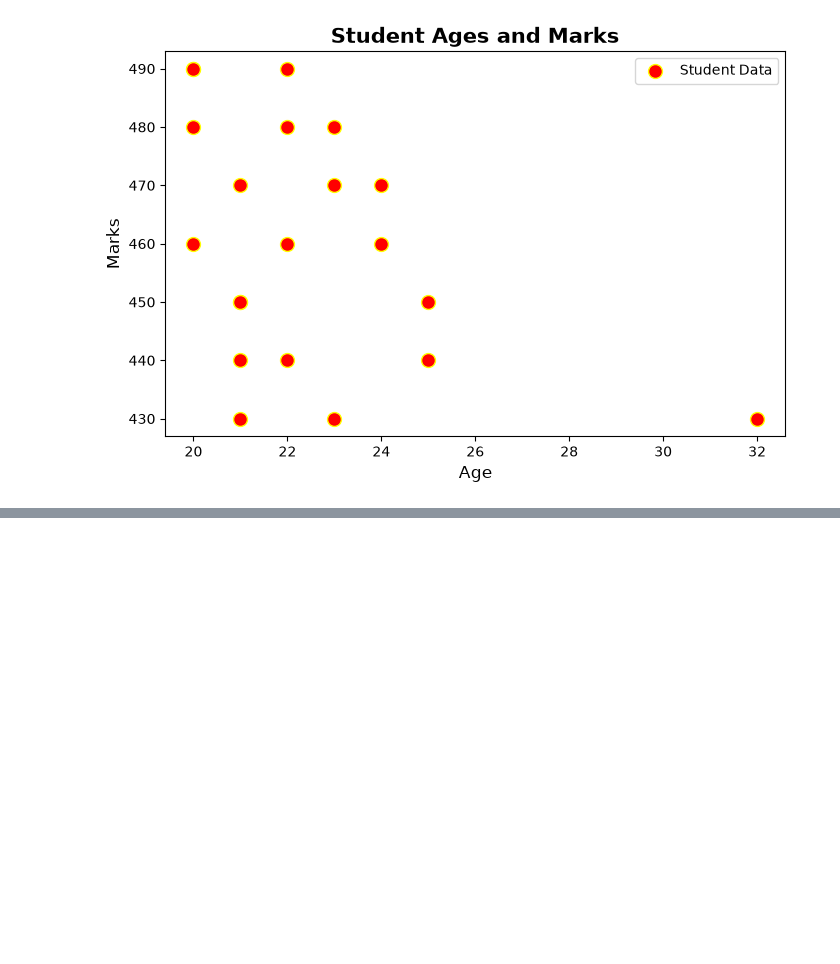
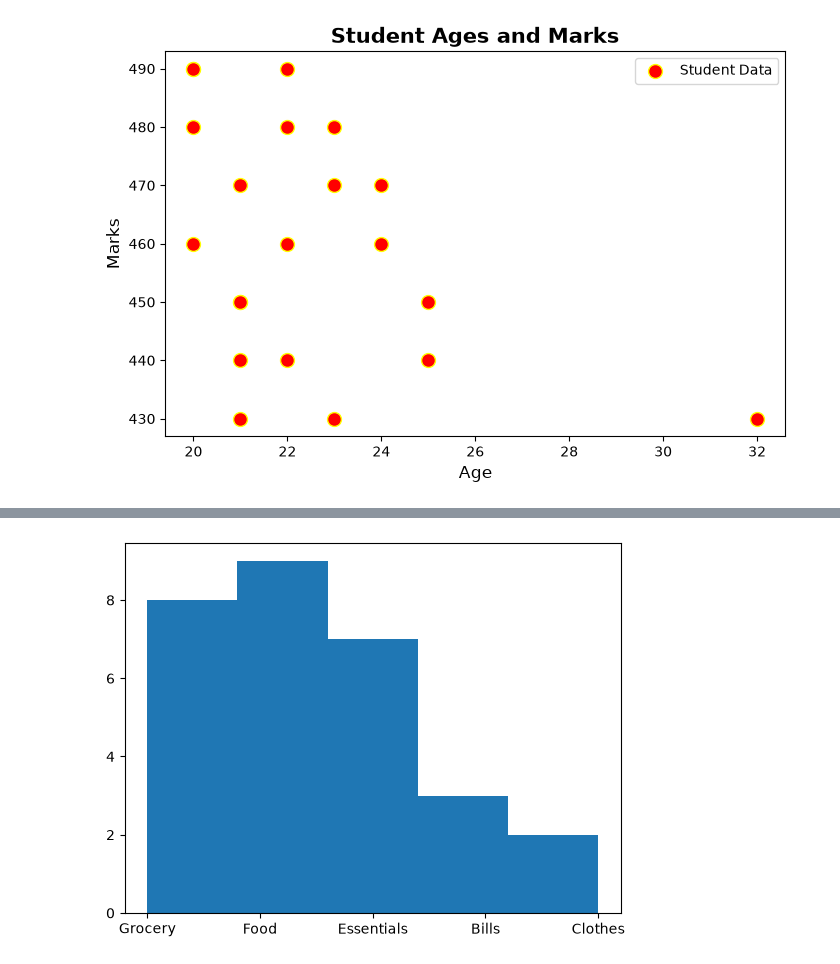
Before and after one commit to pranavokuda-lgtm/placement-training, a Jupyter notebook: matplot library/chart1.ipynb, the cells around one changed output, grey strips where cells are left out. Cells and saved outputs as stored; diff of their text form; code cells hidden in the pictures; blank space fills up the shorter version.

```diff
--- a/matplot library/chart1.ipynb
+++ b/matplot library/chart1.ipynb
@@ -92,0 +131,9 @@ plt.show()
+# %%
+data=pd.read_excel("expense.xlsx")
+exp=pd.DataFrame(data)
+exp_group=exp.groupby('Payment Mode')['Amount'].count()
+#plt.hist(exp_group.values,bins=5,color='orange',alpha=0.7,edgecolor='black')
+plt.hist(exp['Category'],bins=5)
+plt.show()
+# %% [output]
+[figure, added]
```
Also changed, not shown: parts of 8 cells of this notebook, 2 other files.
